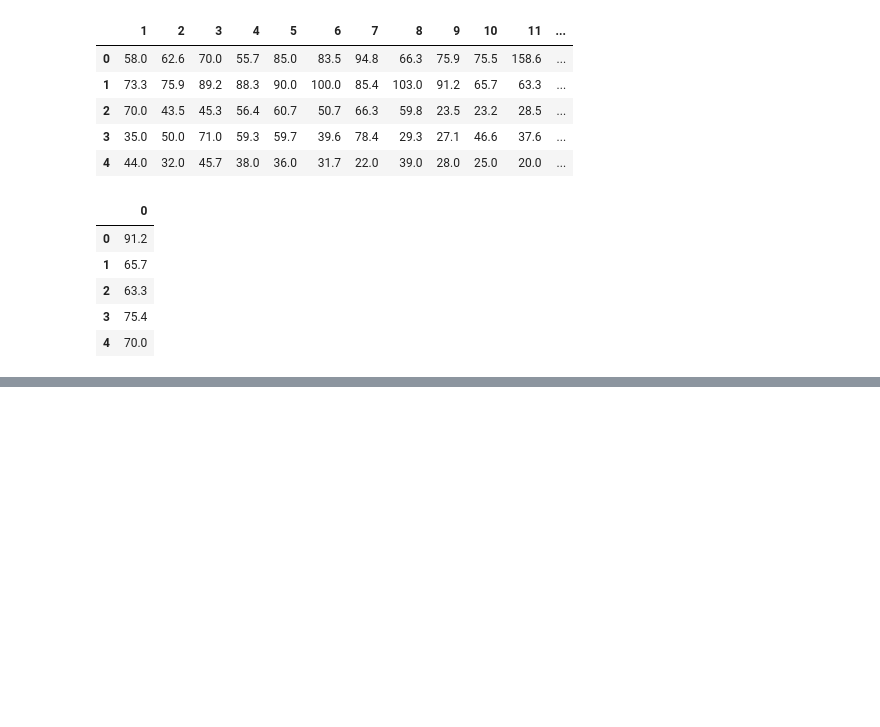
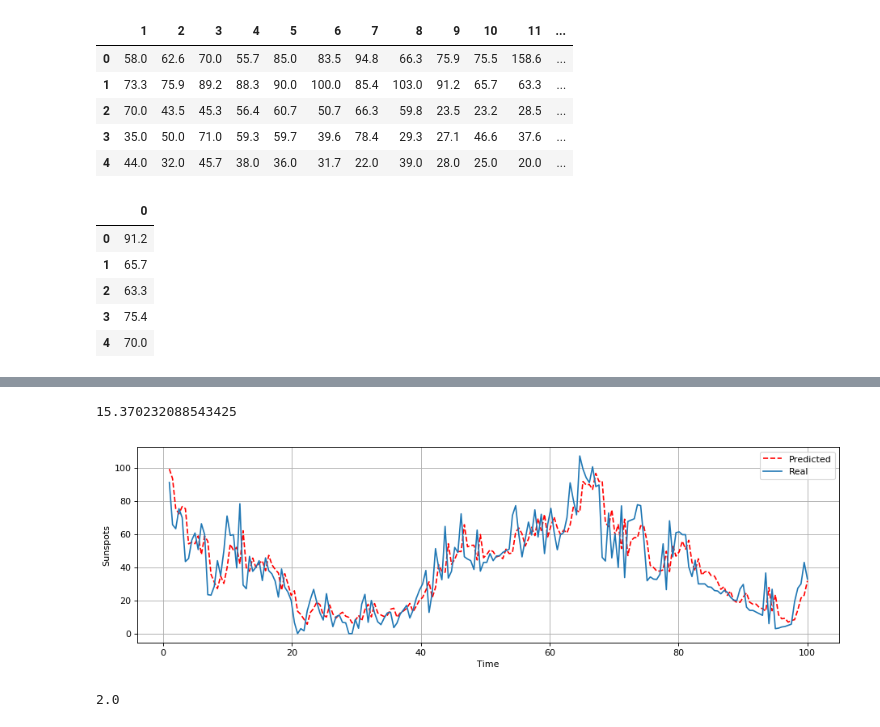
Before and after one commit to SamuelBFG/IA006, a Jupyter notebook: Untitled.ipynb, the cells around one changed output, grey strips where cells are left out. Drawn from its saved outputs; the diff is of its cells as text; code cells hidden in the pictures; blank space fills up the shorter version.

```diff
--- a/Untitled.ipynb
+++ b/Untitled.ipynb
@@ -88,0 +81,6 @@ data_test.head()
+# %%
+columns = data_test_df.columns.tolist()
+columns = columns[::-1]
+data_test_df = data_test_df[columns]
+data_test_df.columns = [0, 1, 2, 3, 4, 5, 6, 7, 8, 9, 10, 11, 12, 13, 14, 15, 16, 17, 18, 19]
+data_test_df.head()
@@ -88,0 +94,3 @@ data_test.head()
+# %%
+data_test_b = np.c_[np.ones((3112,1)), data_test_df]
+data_test_b
@@ -88,0 +105,7 @@ data_test.head()
+# %%
+# Normal Equation (theta that minimze COST FUNCTION MSE):
+theta_best = np.linalg.inv(data_test_b.T.dot(data_test_b)).dot(data_test_b.T).dot(labels_test.values)
+# %%
+# Predicting using the trained parameter theta_best:
+y_hat = data_test_b.dot(theta_best)
+y_hat
@@ -88,0 +130,23 @@ data_test.head()
+# %%
+import math
+error = np.sqrt(np.mean((labels_test.values - y_hat)**2))
+error
+# %% [output]
+15.370232088543425
+# %%
+%matplotlib inline
+import matplotlib.pyplot as plt
+from matplotlib.pyplot import figure
+figure(num=None, figsize=(14, 4), dpi=80, facecolor='w', edgecolor='k')
+#data_test_df.hist(bins=50, figsize=(20,13))
+x = np.linspace(1, 100,num=200)
+plt.plot(x,y_hat[:200,:],'--r',label='Test')
+plt.plot(x,labels_test.values[:200,:],'-')
+plt.grid(True)
+plt.gca().legend(('Predicted','Real'))
+plt.xlabel('Time')
+plt.ylabel('Sunspots')
+
+plt.show()
+# %% [output]
+[figure, added]
@@ -88,0 +156,4 @@ data_test.head()
+# %%
+np.mean(np.array([2, 2]))
+# %% [output]
+2.0
```
Also changed, not shown: parts of 8 cells of this notebook.
